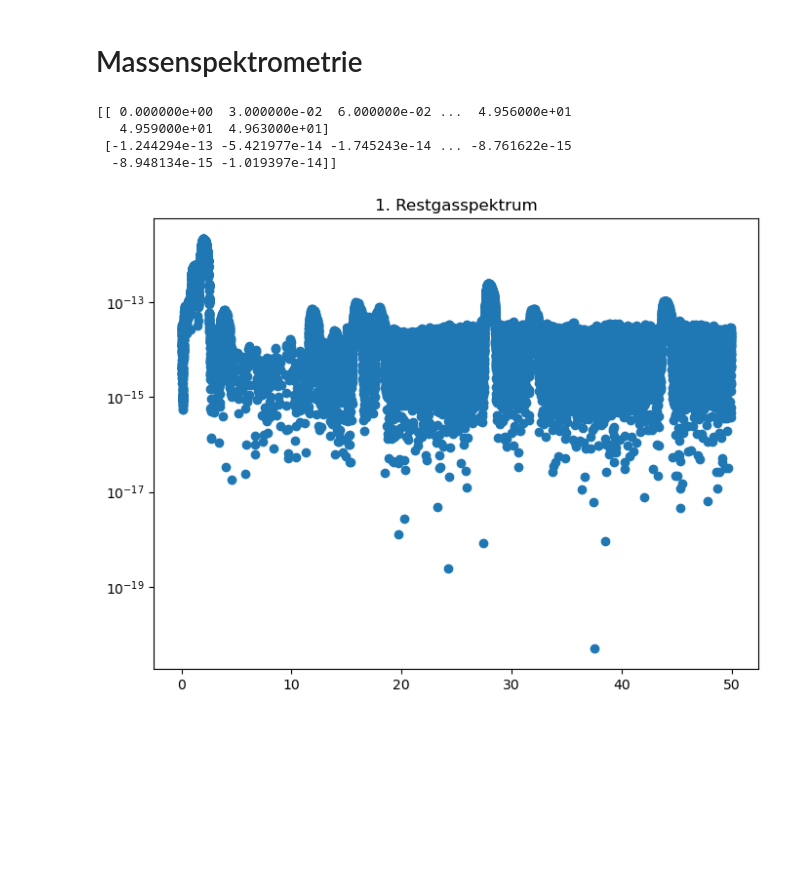
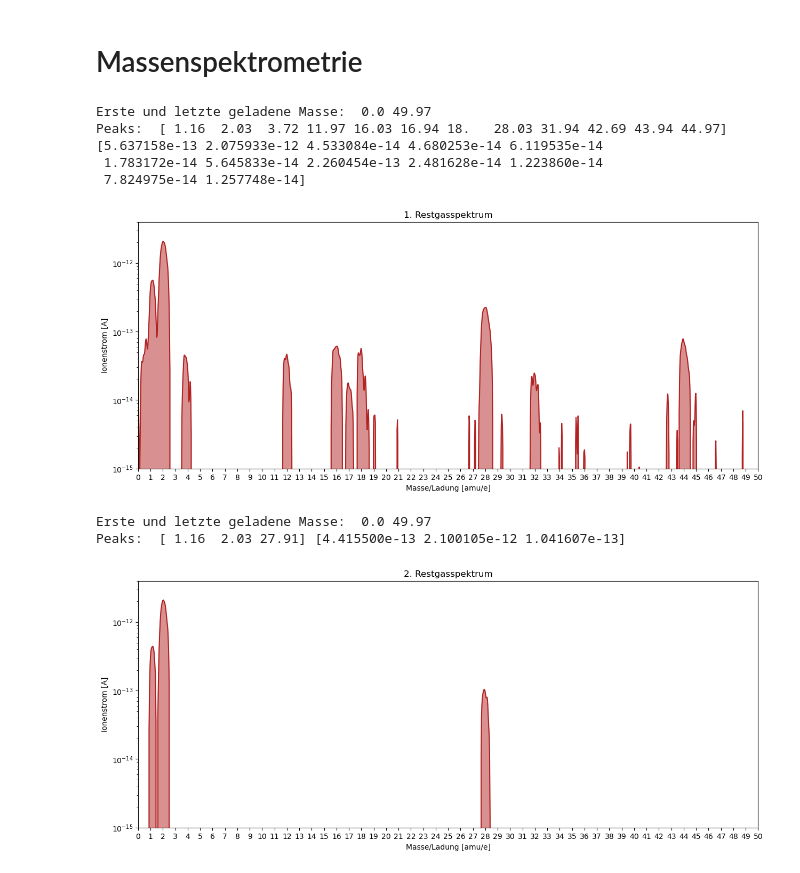
Before and after one commit to hannes-ebe/F-Prak-B, a Jupyter notebook: Vakuumtechnik/Massenspektrometrie.ipynb, the cells around one changed output. Saved outputs shown, nothing was run; the diff lists cells and outputs as text; code cells hidden in the pictures; blank space fills up the shorter version.

Commit message:
Bei Massenspektrometrie stehen die Plots, Zuordnung fehlt noch...

```diff
--- a/Vakuumtechnik/Massenspektrometrie.ipynb
+++ b/Vakuumtechnik/Massenspektrometrie.ipynb
@@ -7,28 +8,52 @@ import codecs
 # %%
 class MassSpek():
-    def __init__(self,path,skip_header=14):
+    def __init__(self,path,ind,skip_header=14):
+        '''Übergebe Indize für den ersten Wert des Datensatzes, der genutzt werden soll.
+        Printe die erste und letzte Masse des Arrays, um zu sehen, ob genau ein
+        Durchlauf geladen wurde.'''
         self.ayuda = []
+        ind = [ind,ind+1600]
         with codecs.open(path, encoding='utf-8-sig') as f:
             for line in f:
                 if line[0] in [str(i) for i in range(0,10)]:
                     self.ayuda.append([float(x.replace(',','.')) for x in line.split()])
         self.ayuda = np.array(self.ayuda).T
-        self.mass = self.ayuda[0]
-        self.ion = self.ayuda[1]
+        self.mass = self.ayuda[0][ind[0]:ind[1]]
+        self.ion = self.ayuda[1][ind[0]:ind[1]]
+        print('Erste und letzte geladene Masse: ',self.mass[0],self.mass[-1])
 
-    def plot_spek(self,title):
-        # einzelne Durchläufe plotten...
-        fig, ax = plt.subplots(figsize=(8,6))
+    def plot_spek(self,title,lower_ybound=1e-16,higher_ybound=1e-9):
+        fig, ax = plt.subplots(figsize=(15,6))
         plt.title(title)
-        ax.scatter(self.mass,self.ion)
+        ax.plot(self.mass,self.ion,c='firebrick')
+        ax.fill_between(self.mass,self.ion,color='firebrick',alpha=0.5)
         ax.set_yscale('log')
+        ax.set_xlabel('Masse/Ladung [amu/e]')
+        ax.set_ylabel('Ionenstrom [A]')
+        ax.set_xticks([i for i in range(51)])
+        ax.set_ylim(lower_ybound,higher_ybound)
+        ax.set_xlim(0,50)
+
+    def peaks(self,heigth,width):
+        peaks = find_peaks(self.ion,height=heigth,width=width)[0]
+        print('Peaks: ',self.mass[peaks],self.ion[peaks])
 # %%
-rest1 = MassSpek('data/massenspek/rest_1.asc')
-print(rest1.ayuda)
-rest1.plot_spek('1. Restgasspektrum')
+rest1 = MassSpek('data/massenspek/rest_1.asc',36800)    # 38400
+rest1.plot_spek('1. Restgasspektrum',lower_ybound=1e-15,higher_ybound=4e-12)
+rest1.peaks(1e-14,5)
+plt.savefig('figures/massenspek/restgas1.pdf')
 # %% [output]
-[[ 0.000000e+00  3.000000e-02  6.000000e-02 ...  4.956000e+01
-   4.959000e+01  4.963000e+01]
- [-1.244294e-13 -5.421977e-14 -1.745243e-14 ... -8.761622e-15
-  -8.948134e-15 -1.019397e-14]]
+Erste und letzte geladene Masse:  0.0 49.97
+Peaks:  [ 1.16  2.03  3.72 11.97 16.03 16.94 18.   28.03 31.94 42.69 43.94 44.97] [5.637158e-13 2.075933e-12 4.533084e-14 4.680253e-14 6.119535e-14
+ 1.783172e-14 5.645833e-14 2.260454e-13 2.481628e-14 1.223860e-14
+ 7.824975e-14 1.257748e-14]
-[figure, old version]
+[figure, new version]
+# %%
+rest2 = MassSpek('data/massenspek/res_2.asc',37073)    # 38400
+rest2.plot_spek('2. Restgasspektrum',lower_ybound=1e-15,higher_ybound=4e-12)
+rest2.peaks(1e-14,5)
+plt.savefig('figures/massenspek/restgas2.pdf')
+# %% [output]
+Erste und letzte geladene Masse:  0.0 49.97
+Peaks:  [ 1.16  2.03 27.91] [4.415500e-13 2.100105e-12 1.041607e-13]
+[figure, added]
```
Also changed, not shown: parts of 3 cells of this notebook.
